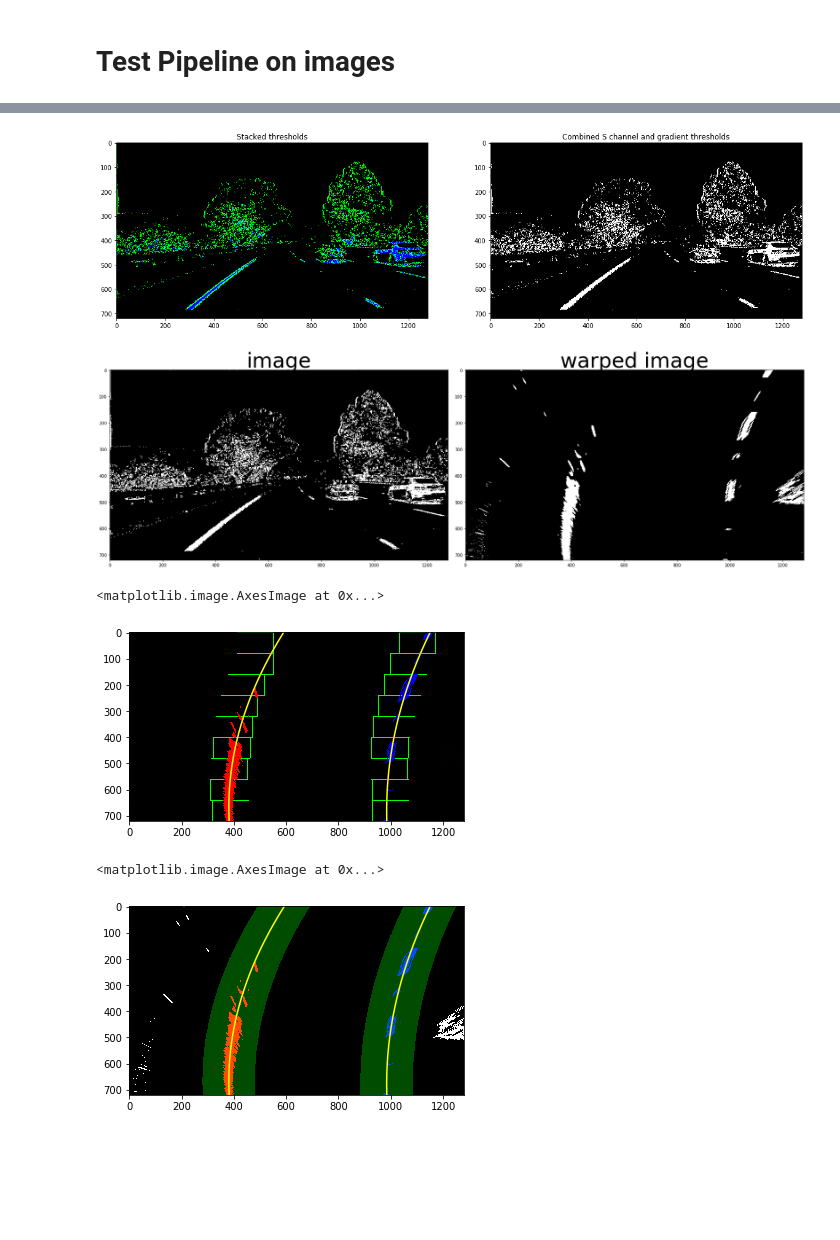
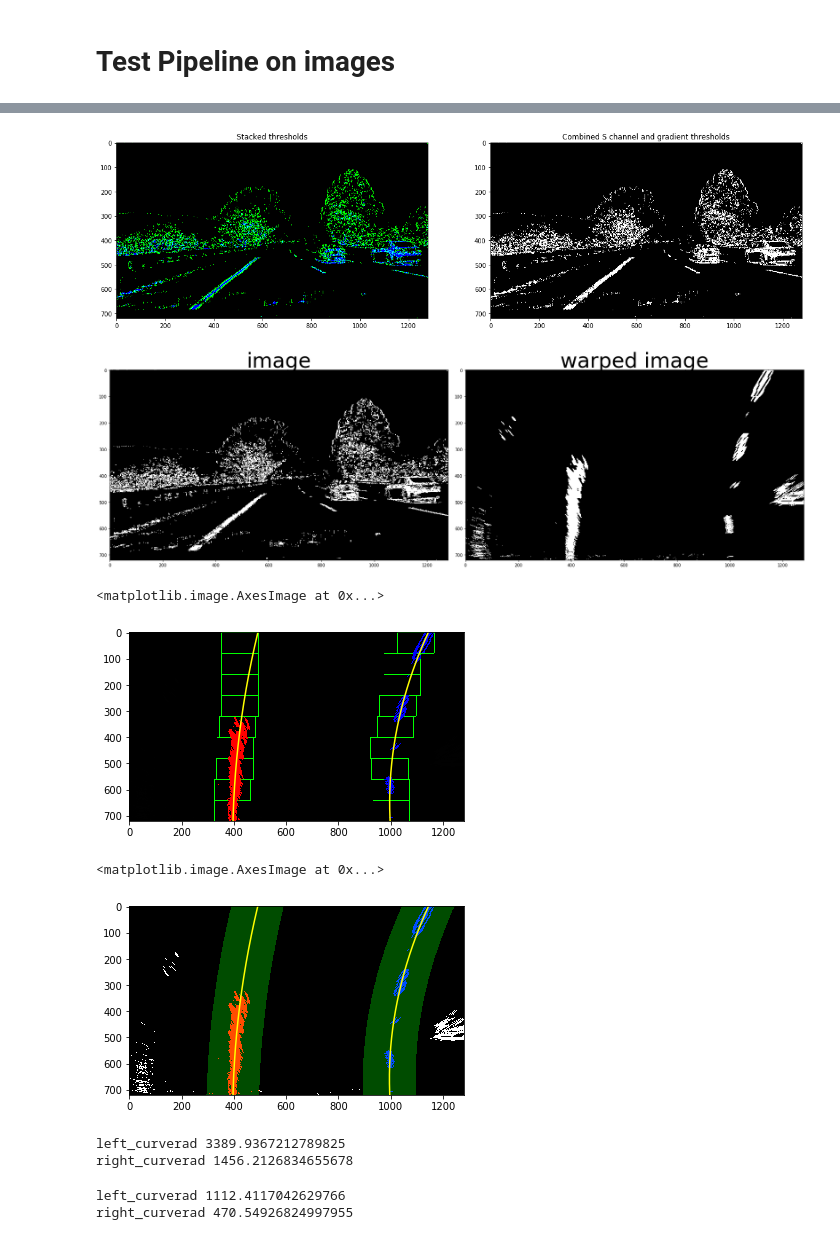
Before and after one commit to magedhassan/CarND-Advanced-Lane-Lines, a Jupyter notebook: advanced-lane-lines.ipynb, the cells around one changed output, grey strips where cells are left out. Cells and saved outputs as stored; diff of their text form; code cells hidden in the pictures; blank space fills up the shorter version.

Commit message:
Add functions measure_curvature_pixels() and measure_curvature_real()

```diff
--- a/advanced-lane-lines.ipynb
+++ b/advanced-lane-lines.ipynb
@@ -303,11 +303,14 @@ def find_lane_pixels(binary_warped):
     return leftx, lefty, rightx, righty, out_img
 
 
-def fit_polynomial(binary_warped):
+def fit_polynomial(binary_warped, ym_per_pix, xm_per_pix):
     # Find our lane pixels first
     leftx, lefty, rightx, righty, out_img = find_lane_pixels(binary_warped)
 
     # Fit a second order polynomial to each using `np.polyfit`
+    left_fit_cr = np.polyfit(lefty*ym_per_pix, leftx*xm_per_pix, 2)
+    right_fit_cr = np.polyfit(righty*ym_per_pix, rightx*xm_per_pix, 2)
+
     left_fit = np.polyfit(lefty, leftx, 2)
     right_fit = np.polyfit(righty, rightx, 2)
 
@@ -331,21 +334,25 @@ def fit_polynomial(binary_warped):
     plt.plot(left_fitx, ploty, color='yellow')
     plt.plot(right_fitx, ploty, color='yellow')
 
-    return out_img, left_fit, right_fit
+    return out_img, left_fit, right_fit, ploty, left_fit_cr, right_fit_cr
 
-def fit_poly(img_shape, leftx, lefty, rightx, righty):
+def fit_poly(img_shape, leftx, lefty, rightx, righty, ym_per_pix, xm_per_pix):
      ### TO-DO: Fit a second order polynomial to each with np.polyfit() ###
+    left_fit_cr = np.polyfit(lefty*ym_per_pix, leftx*xm_per_pix, 2)
+    right_fi_cr = np.polyfit(righty*ym_per_pix, rightx*xm_per_pix, 2)
+
     left_fit = np.polyfit(lefty, leftx, 2)
     right_fit = np.polyfit(righty, rightx, 2)
+
     # Generate x and y values for plotting
     ploty = np.linspace(0, img_shape[0]-1, img_shape[0])
     ### TO-DO: Calc both polynomials using ploty, left_fit and right_fit ###
     left_fitx = left_fit[0]*ploty**2 + left_fit[1]*ploty + left_fit[2]
     right_fitx = right_fit[0]*ploty**2 + right_fit[1]*ploty + right_fit[2]
 
-    return left_fitx, right_fitx, ploty
+    return left_fitx, right_fitx, left_fit, right_fit, ploty, left_fit_cr, right_fit_cr
 
-def search_around_poly(binary_warped, left_fit, right_fit):
+def search_around_poly(binary_warped, left_fit, right_fit, ym_per_pix, xm_per_pix):
     # HYPERPARAMETER
     # Choose the width of the margin around the previous polynomial to search
     # The quiz grader expects 100 here, but feel free to tune on your own!
@@ -374,7 +381,7 @@ def search_around_poly(binary_warped, left_fit, right_fit):
     righty = nonzeroy[right_lane_inds]
 
     # Fit new polynomials
-    left_fitx, right_fitx, ploty = fit_poly(binary_warped.shape, leftx, lefty, rightx, righty)
+    left_fitx, right_fitx, left_fit, right_fit, ploty, left_fit_cr, right_fit_cr = fit_poly(binary_warped.shape, leftx, lefty, rightx, righty, ym_per_pix, xm_per_pix)
 
     ## Visualization ##
     # Create an image to draw on and an image to show the selection window
@@ -405,4 +412,4 @@ def search_around_poly(binary_warped, left_fit, right_fit):
     plt.plot(right_fitx, ploty, color='yellow')
     ## End visualization steps ##
 
-    return result
+    return result, left_fit, right_fit, ploty, left_fit_cr, right_fit_cr
@@ -425,7 +470,7 @@ def read_image(im_path):
     img = mpimg.imread(im_path)
     return img
 
-im_path = 'test_images/test1.jpg'
+im_path = 'test_images/test4.jpg'
 img = read_image(im_path)
 # %%
 # undistort_image()
@@ -436,7 +481,7 @@ undistorted_image = undistort_image(img, mtx, dist)
 # thresholding()
 combined_binary = thresholding(img, grad_to='s', thresh=(20,100), s_thresh=(170,255))
 # %% [output]
-[figure, old version]
+[figure, new version]
 # %%
 # change_prespective()
 # values inspired by the Q & A video from Udacity Youtube channel with some adjustment
@@ -452,21 +497,48 @@ top_down, perspective_M = change_prespective(combined_binary,
                                              tap_bottom_trim,
                                              offset)
 # %% [output]
-[figure, old version]
+[figure, new version]
 # %%
 # Calling function fit_polynomial() to find the lane pixels and fit a polynomial
-out_img, left_fit, right_fit = fit_polynomial(top_down)
+ym_per_pix = 30/720
+xm_per_pix = 3.7/700
+out_img, left_fit, right_fit, ploty , left_fit_cr, right_fit_cr = fit_polynomial(top_down,
+                                                                                 ym_per_pix,
+                                                                                 xm_per_pix)
 plt.imshow(out_img)
 # %% [output]
 <matplotlib.image.AxesImage at 0x...>
-[figure, old version]
+[figure, new version]
 # %%
 # call function search_around_poly() if a fit is found to avoid searching again with windows
 # Do this starting from the second frame of a video if poly fit is found in the first frame
-result = search_around_poly(top_down, left_fit, right_fit)
-
+result, left_fit, right_fit, ploty, left_fit_cr, right_fit_cr = search_around_poly(top_down,
+                                                                                   left_fit,
+                                                                                   right_fit,
+                                                                                   ym_per_pix,
+                                                                                   xm_per_pix)
 # View your output
 plt.imshow(result)
 # %% [output]
 <matplotlib.image.AxesImage at 0x...>
-[figure, old version]
+[figure, new version]
+# %%
+# call function measure_curvature_pixels() to measure the lane lines curvature in pixels
+left_curverad, right_curverad = measure_curvature_pixels(left_fit, right_fit, ploty)
+print("left_curverad", left_curverad)
+print("right_curverad", right_curverad)
+# %% [output]
+left_curverad 3389.9367212789825
+right_curverad 1456.2126834655678
+# %%
+# call function measure_curvature_real() to measure the lane lines curvature in meters
+ym_per_pix = 30/720
+xm_per_pix = 3.7/700
+left_curverad, right_curverad = measure_curvature_real(left_fit_cr, right_fit_cr,
+                                                         ploty, ym_per_pix, xm_per_pix)
+
+print("left_curverad", left_curverad)
+print("right_curverad", right_curverad)
+# %% [output]
+left_curverad 1112.4117042629766
+right_curverad 470.54926824997955
```
Also changed, not shown: parts of 5 cells of this notebook.
